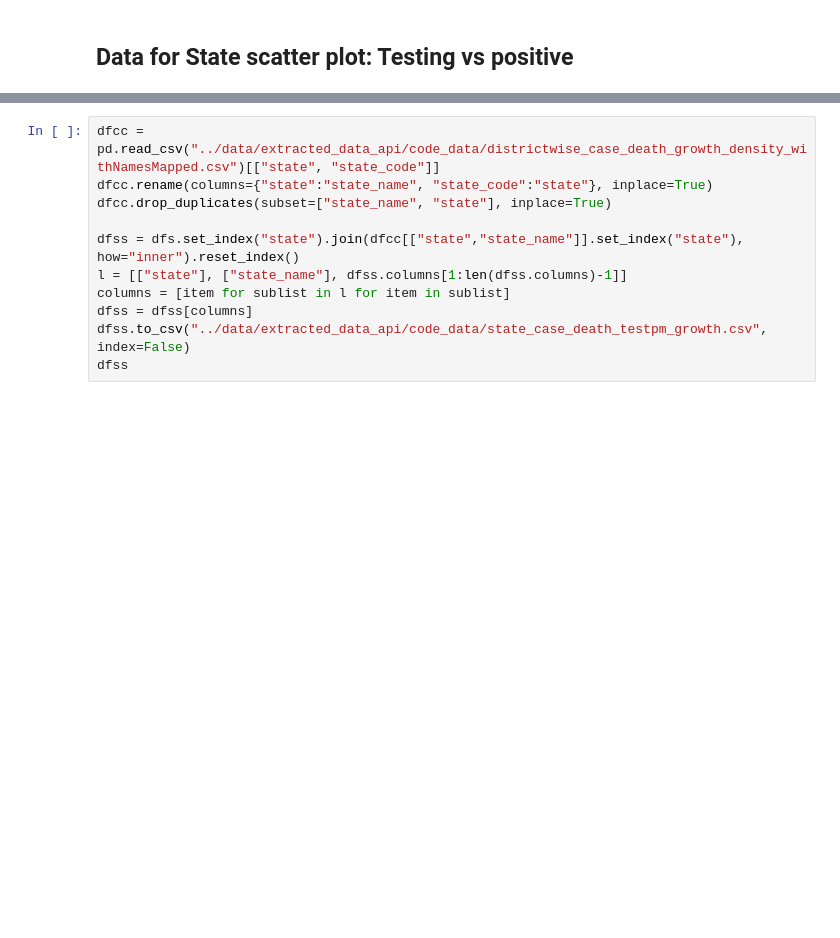
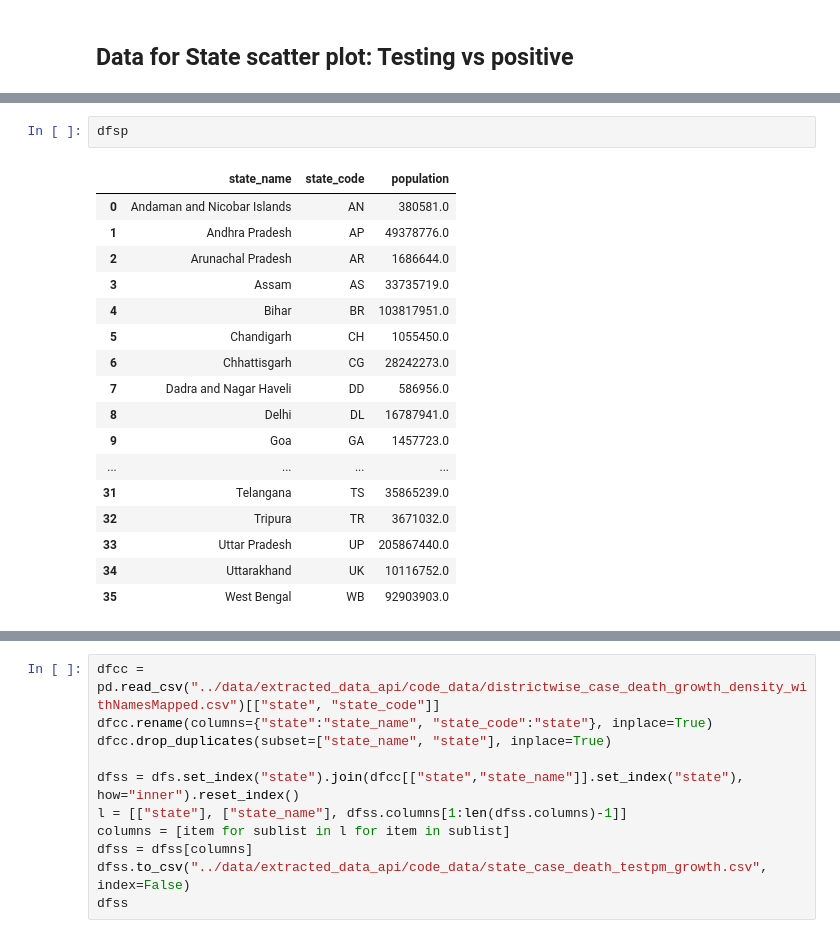
Before and after one commit to deepak-karkala/articles, a Jupyter notebook: covid19/notebooks/pandemic_analysis_api.ipynb, the cells around one changed output, grey strips where cells are left out. Drawn from its saved outputs; the diff is of its cells as text; blank space fills up the shorter version.

```diff
--- a/covid19/notebooks/pandemic_analysis_api.ipynb
+++ b/covid19/notebooks/pandemic_analysis_api.ipynb
@@ -230,4 +247,24 @@ f = open('../data/extracted_data_api/statewise_testing.csv','w')
 f.write(r.text)
 f.close()
+# %%
+dfsp
+# %% [output]
+|  | state_name | state_code | population |
+| 0 | Andaman and Nicobar Islands | AN | 380581.0 |
+| 1 | Andhra Pradesh | AP | 49378776.0 |
+| 2 | Arunachal Pradesh | AR | 1686644.0 |
+| 3 | Assam | AS | 33735719.0 |
+| 4 | Bihar | BR | 103817951.0 |
+| 5 | Chandigarh | CH | 1055450.0 |
+| 6 | Chhattisgarh | CG | 28242273.0 |
+| 7 | Dadra and Nagar Haveli | DD | 586956.0 |
+| 8 | Delhi | DL | 16787941.0 |
+| 9 | Goa | GA | 1457723.0 |
+| ... | ... | ... | ... |
+| 31 | Telangana | TS | 35865239.0 |
+| 32 | Tripura | TR | 3671032.0 |
+| 33 | Uttar Pradesh | UP | 205867440.0 |
+| 34 | Uttarakhand | UK | 10116752.0 |
+| 35 | West Bengal | WB | 92903903.0 |
 # %%
 # Get case count
```
Also changed, not shown: parts of 5 cells of this notebook, 8 other files.
